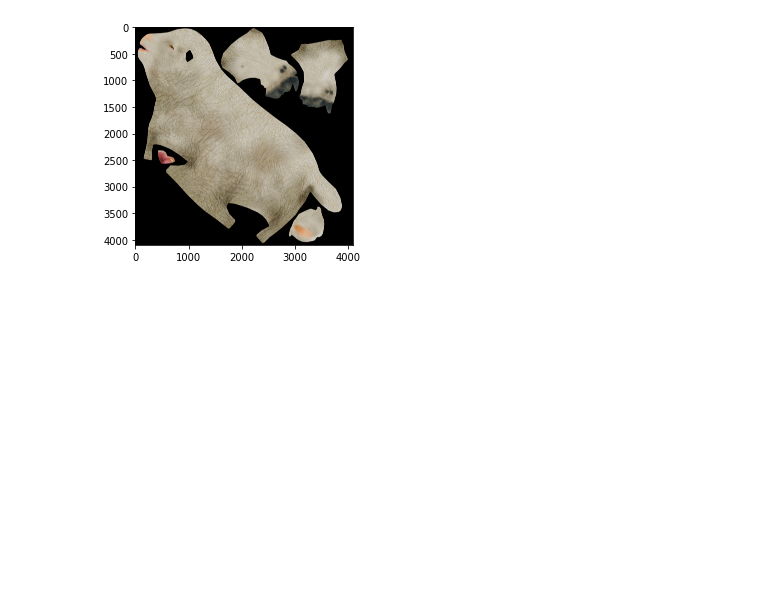
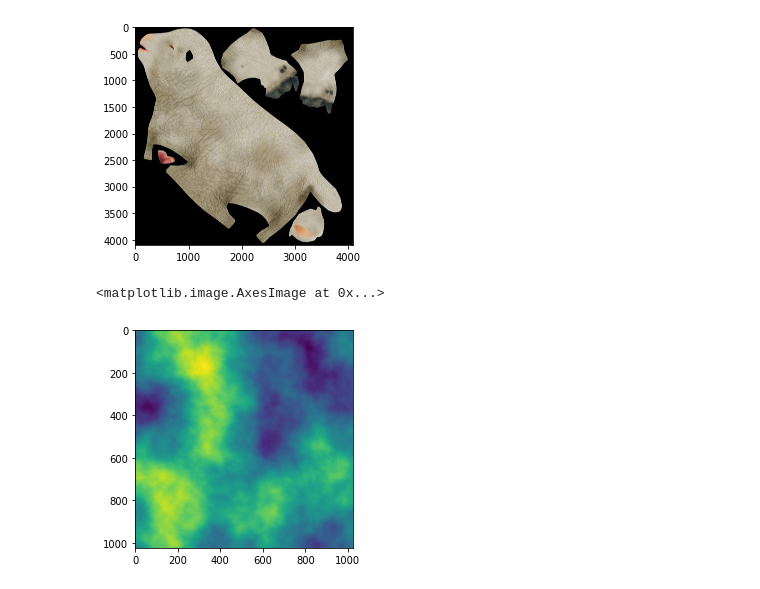
Before and after one commit to bjosttveit/masters-thesis, a Jupyter notebook: furtexture/texture_randomizer.ipynb, the cells around one changed output. Saved outputs shown, nothing was run; the diff lists cells and outputs as text; code cells hidden in the pictures; blank space fills up the shorter version.

```diff
--- a/furtexture/texture_randomizer.ipynb
+++ b/furtexture/texture_randomizer.ipynb
@@ -55,3 +66,8 @@ plt.imshow(image.convert("RGB"))
 # %% [output]
 <matplotlib.image.AxesImage at 0x...>
 [figure]
+# %%
+plt.imshow(generate_fractal_noise_2d((1024, 1024), (2,2), 8))
+# %% [output]
+<matplotlib.image.AxesImage at 0x...>
+[figure, added]
```
Also changed, not shown: parts of 3 cells of this notebook.
